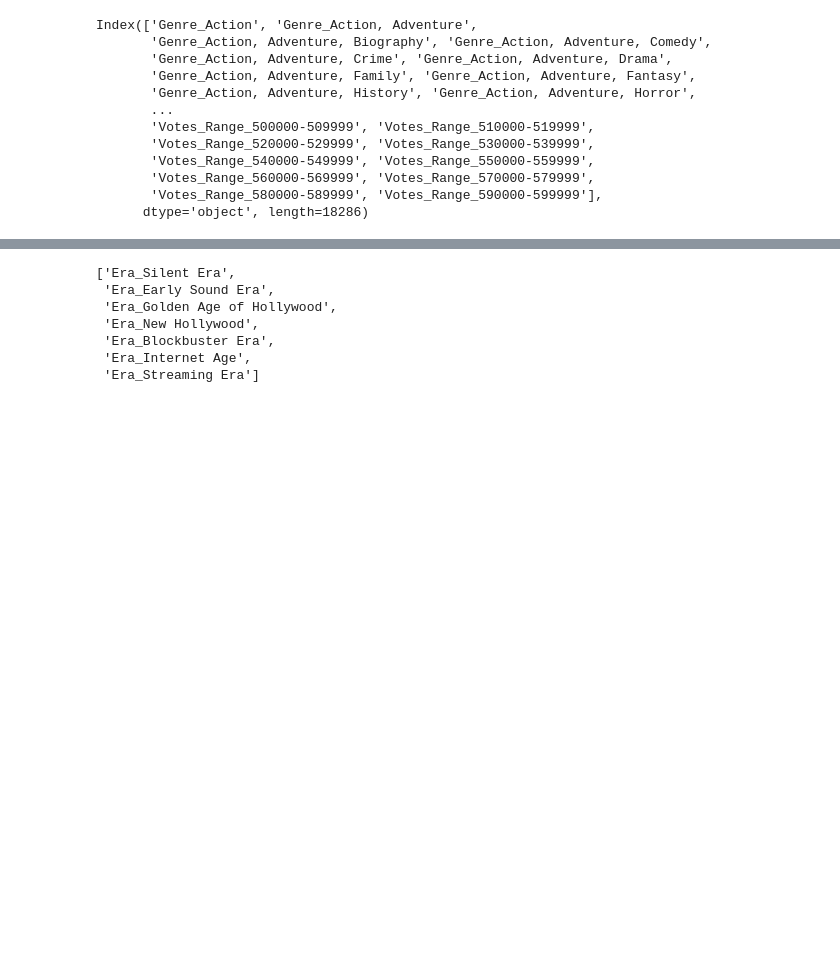
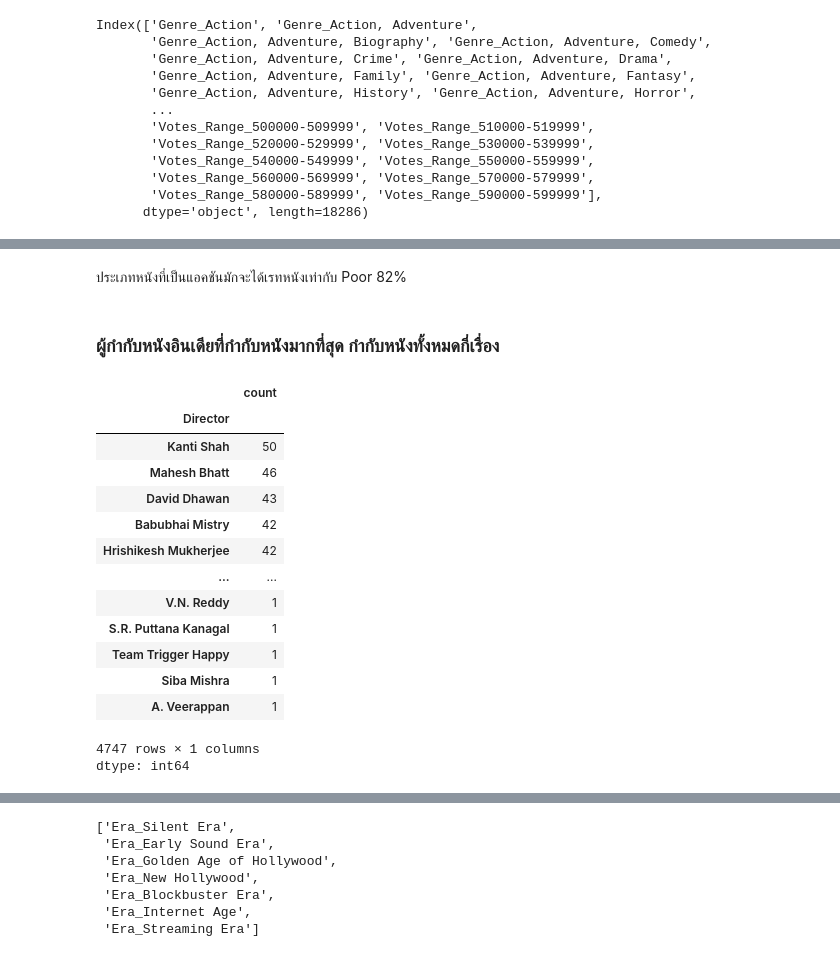
Before and after one commit to sasi-nk/BSC_DPDM2025, a Jupyter notebook: Ch4_Frequent_Patterns_(Association_Rules).ipynb, the cells around one changed output, grey strips where cells are left out. Cells and saved outputs as stored; diff of their text form; code cells hidden in the pictures; blank space fills up the shorter version.

```diff
--- a/Ch4_Frequent_Patterns_(Association_Rules).ipynb
+++ b/Ch4_Frequent_Patterns_(Association_Rules).ipynb
@@ -1025,0 +1127,22 @@ Index(['Genre_Action', 'Genre_Action, Adventure',
+# %% [markdown]
+ประเภทหนังที่เป็นแอคชันมักจะได้เรทหนังเท่ากับ Poor 82%
+# %% [markdown]
+### ผู้กำกับหนังอินเดียที่กำกับหนังมากที่สุด กำกับหนังทั้งหมดกี่เรื่อง
+# %%
+India_data_cleaned['Director'].value_counts()
+# %% [output]
+|  | count |
+| Director |  |
+| Kanti Shah | 50 |
+| Mahesh Bhatt | 46 |
+| David Dhawan | 43 |
+| Babubhai Mistry | 42 |
+| Hrishikesh Mukherjee | 42 |
+| ... | ... |
+| V.N. Reddy | 1 |
+| S.R. Puttana Kanagal | 1 |
+| Team Trigger Happy | 1 |
+| Siba Mishra | 1 |
+| A. Veerappan | 1 |
+4747 rows × 1 columns
+dtype: int64
```
Also changed, not shown: parts of 23 cells of this notebook.
